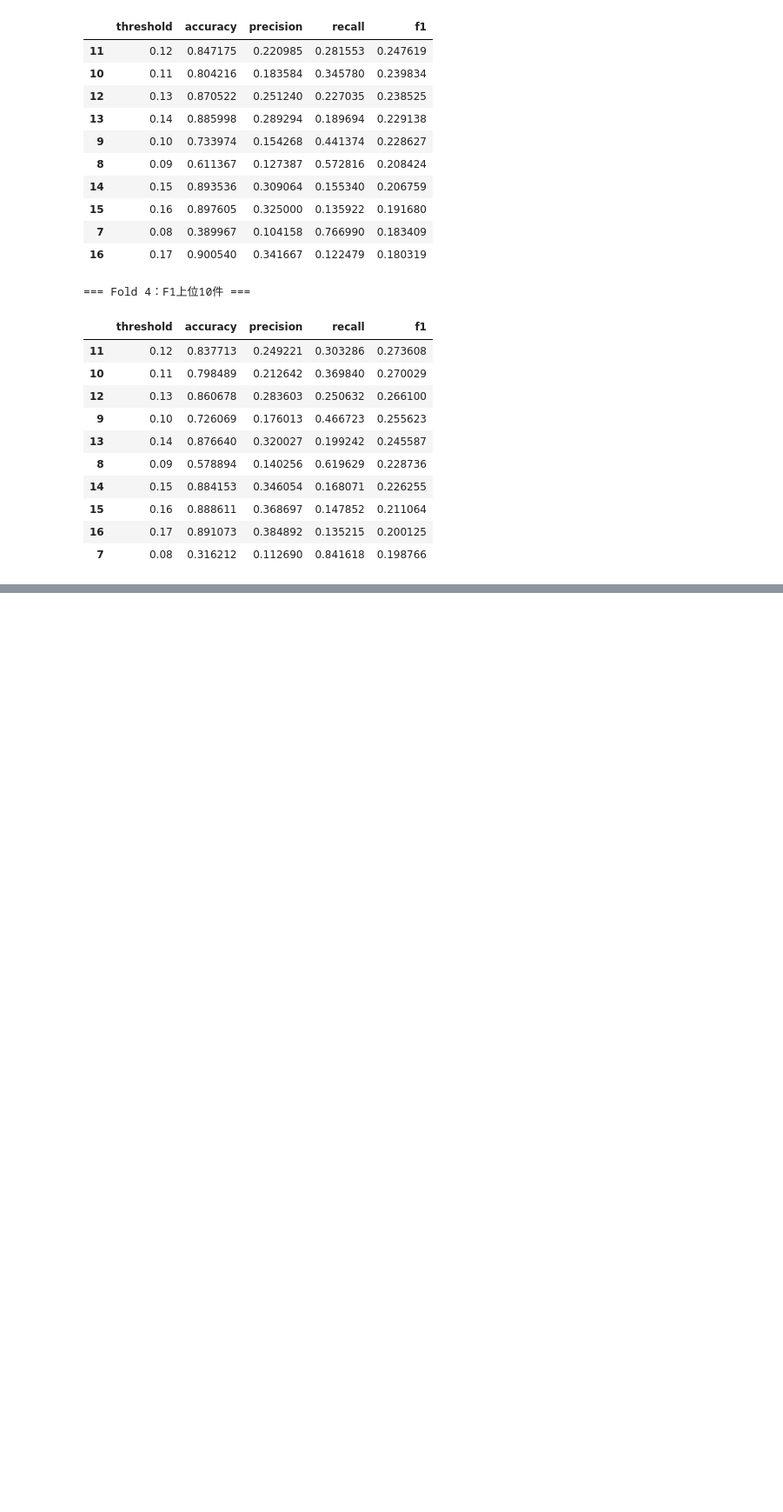
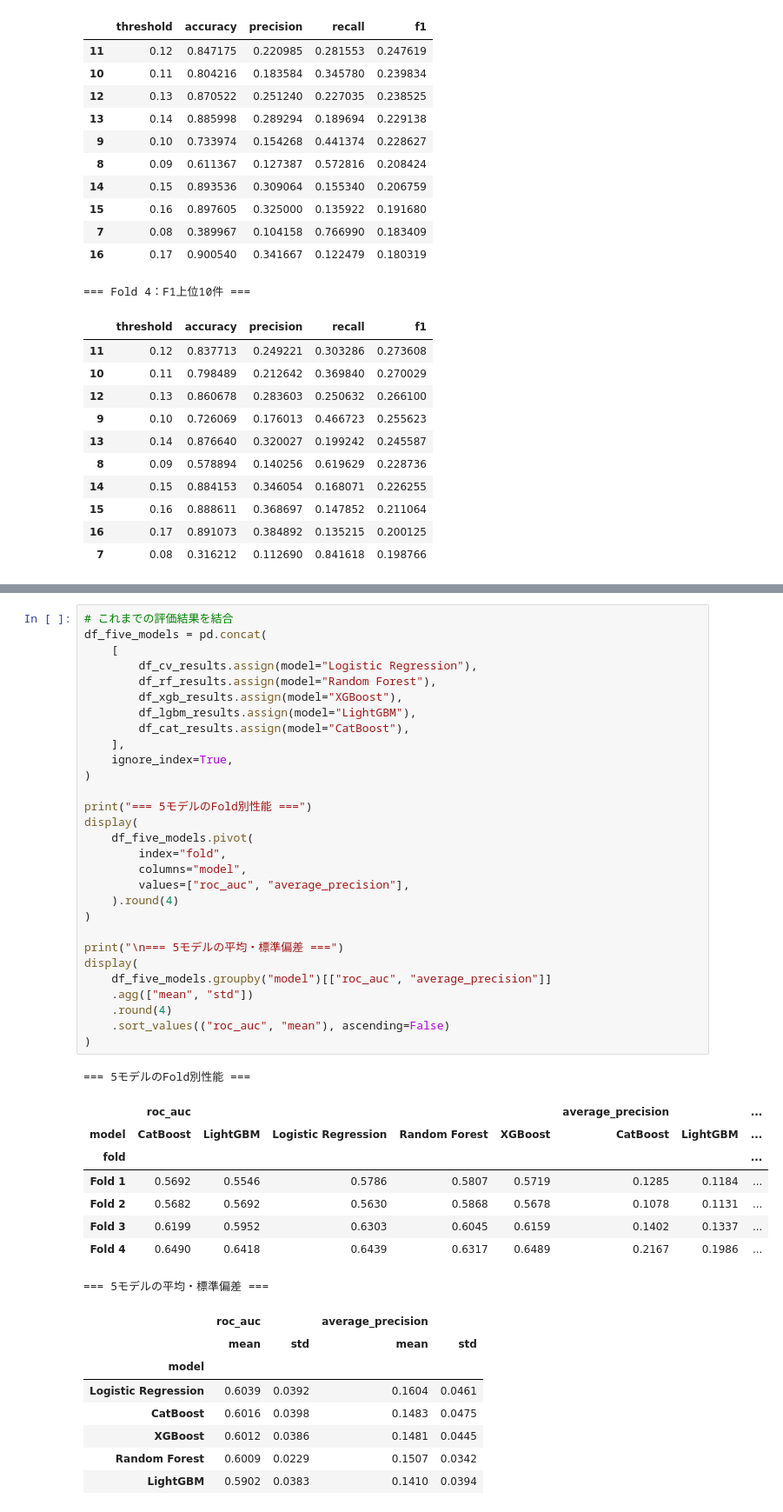
Before and after one commit to RyoShimoda/AWS_Python_data_analysis, a Jupyter notebook: notebooks/13_low_review_model_comparison.ipynb, the cells around one changed output, grey strips where cells are left out. Shown at 87% size. Cells and saved outputs as stored; diff of their text form; blank space fills up the shorter version.

```diff
--- a/notebooks/13_low_review_model_comparison.ipynb
+++ b/notebooks/13_low_review_model_comparison.ipynb
@@ -1341,0 +1730,47 @@ for fold_name, group in df_cv_predictions.groupby("fold", sort=True):
+# %%
+# これまでの評価結果を結合
+df_five_models = pd.concat(
+    [
+        df_cv_results.assign(model="Logistic Regression"),
+        df_rf_results.assign(model="Random Forest"),
+        df_xgb_results.assign(model="XGBoost"),
+        df_lgbm_results.assign(model="LightGBM"),
+        df_cat_results.assign(model="CatBoost"),
+    ],
+    ignore_index=True,
+)
+
+print("=== 5モデルのFold別性能 ===")
+display(
+    df_five_models.pivot(
+        index="fold",
+        columns="model",
+        values=["roc_auc", "average_precision"],
+    ).round(4)
+)
+
+print("\n=== 5モデルの平均・標準偏差 ===")
+display(
+    df_five_models.groupby("model")[["roc_auc", "average_precision"]]
+    .agg(["mean", "std"])
+    .round(4)
+    .sort_values(("roc_auc", "mean"), ascending=False)
+)
+# %% [output]
+=== 5モデルのFold別性能 ===
+|  | roc_auc |  |  |  |  | average_precision |  | ... |
+| model | CatBoost | LightGBM | Logistic Regression | Random Forest | XGBoost | CatBoost | LightGBM | ... |
+| fold |  |  |  |  |  |  |  | ... |
+| Fold 1 | 0.5692 | 0.5546 | 0.5786 | 0.5807 | 0.5719 | 0.1285 | 0.1184 | ... |
+| Fold 2 | 0.5682 | 0.5692 | 0.5630 | 0.5868 | 0.5678 | 0.1078 | 0.1131 | ... |
+| Fold 3 | 0.6199 | 0.5952 | 0.6303 | 0.6045 | 0.6159 | 0.1402 | 0.1337 | ... |
+| Fold 4 | 0.6490 | 0.6418 | 0.6439 | 0.6317 | 0.6489 | 0.2167 | 0.1986 | ... |
+=== 5モデルの平均・標準偏差 ===
+|  | roc_auc |  | average_precision |  |
+|  | mean | std | mean | std |
+| model |  |  |  |  |
+| Logistic Regression | 0.6039 | 0.0392 | 0.1604 | 0.0461 |
+| CatBoost | 0.6016 | 0.0398 | 0.1483 | 0.0475 |
+| XGBoost | 0.6012 | 0.0386 | 0.1481 | 0.0445 |
+| Random Forest | 0.6009 | 0.0229 | 0.1507 | 0.0342 |
+| LightGBM | 0.5902 | 0.0383 | 0.1410 | 0.0394 |
```
Also changed, not shown: parts of 17 cells of this notebook, 4 other files.
